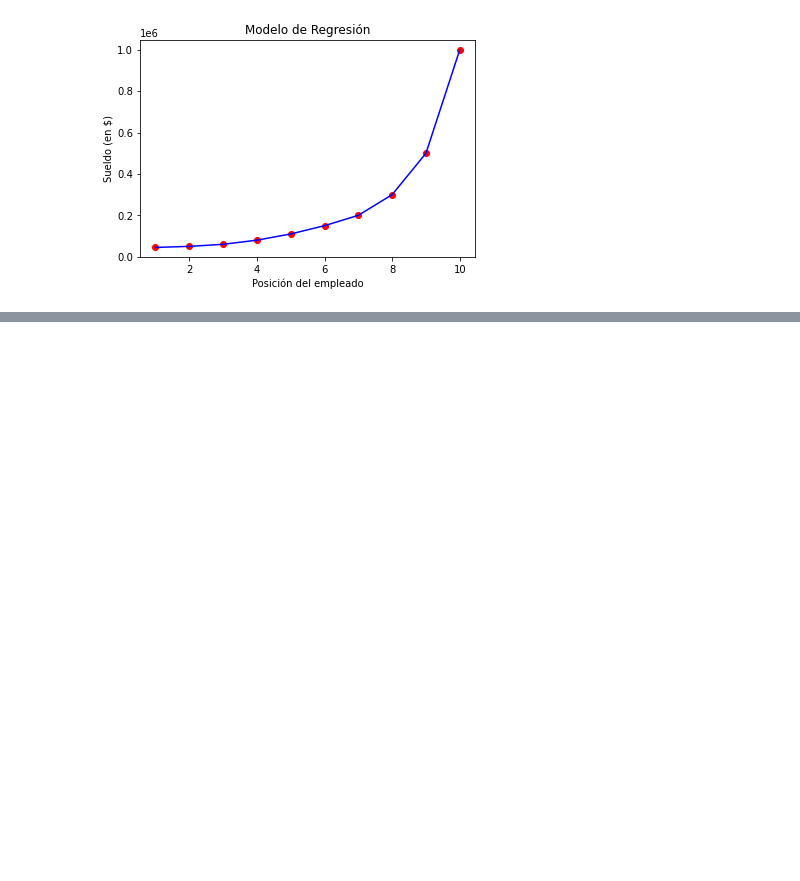
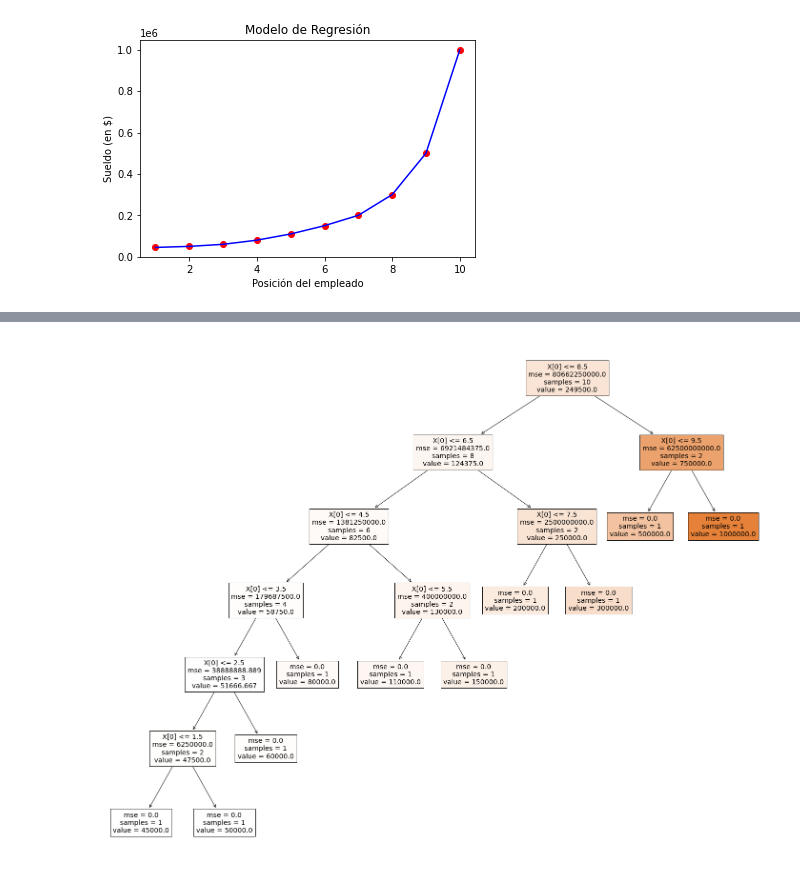
Before and after one commit to PhysTony/machinelearning-az, a Jupyter notebook: datasets/Part 2 - Regression/Section 8 - Decision Tree Regression/decission_tree_regression_new_version.ipynb, the cells around one changed output, grey strips where cells are left out. Cells and saved outputs as stored; diff of their text form; code cells hidden in the pictures; blank space fills up the shorter version.

```diff
--- a/datasets/Part 2 - Regression/Section 8 - Decision Tree Regression/decission_tree_regression_new_version.ipynb
+++ b/datasets/Part 2 - Regression/Section 8 - Decision Tree Regression/decission_tree_regression_new_version.ipynb
@@ -75,0 +121,2 @@ plt.show()
+# %%
+clf = regression.fit(X, y)
@@ -75,0 +144,6 @@ plt.show()
+# %%
+fig = plt.figure(figsize=(25,20))
+fig = tree.plot_tree(clf,
+                   filled=True)
+# %% [output]
+[figure, added]
```
Also changed, not shown: parts of 11 cells of this notebook.
